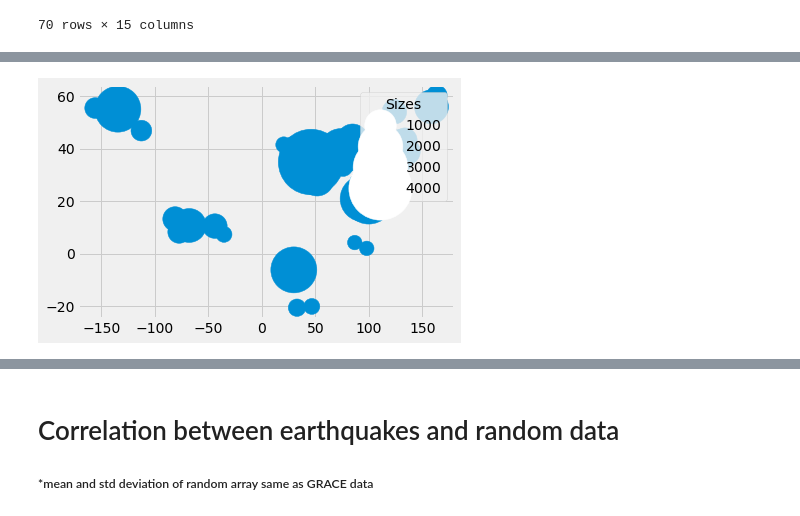
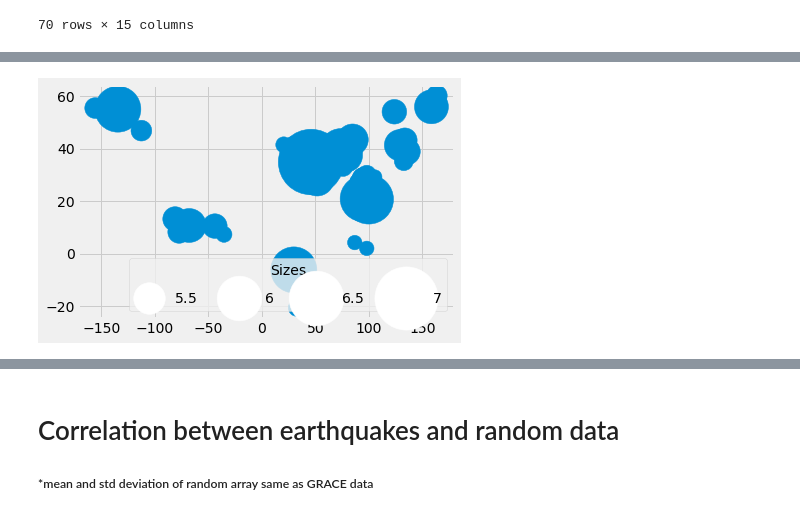
Before and after one commit to amandasyamsul/SLIQ, a Jupyter notebook: full-surface-load-mainshocks.ipynb, the cells around one changed output, grey strips where cells are left out. Drawn from its saved outputs; the diff is of its cells as text; code cells hidden in the pictures.

```diff
--- a/full-surface-load-mainshocks.ipynb
+++ b/full-surface-load-mainshocks.ipynb
@@ -351,22 +360,24 @@ probability_map_cb(events_highcp,events_highcp.cp,
 # %%
 fig, ax = plt.subplots()
 
 s=1e-5*events_highcp.magnitude**10
+# s=events_highcp.magnitude**2
 scatter = ax.scatter(events_highcp.longitude,events_highcp.latitude, s=s)
 
 # produce a legend with a cross section of sizes from the scatter
 kw = dict(prop="sizes", num=4, color='w',
           func=lambda s: s)
 handles, labels = scatter.legend_elements(**kw)
-# labels = ['$\\mathdefault{5}$',
-#           '$\\mathdefault{6}$',
-#           '$\\mathdefault{7}$']
+labels = ['$\\mathdefault{5.5}$',
+          '$\\mathdefault{6}$',
+          '$\\mathdefault{6.5}$',
+          '$\\mathdefault{7}$']
 
-legend2 = ax.legend(handles, labels, loc="upper right", title="Sizes")
+legend2 = ax.legend(handles, labels, loc="lower right", title="Sizes",ncol=4,labelspacing=1)
 
 plt.show()
 # %% [output]
-[figure, old version]
+[figure, new version]
 # %%
 high_p = mainshock[mainshock["cp"]>1.5]
 high_p[high_p["longitude"]<-100]
```
Also changed, not shown: parts of 16 cells of this notebook.
